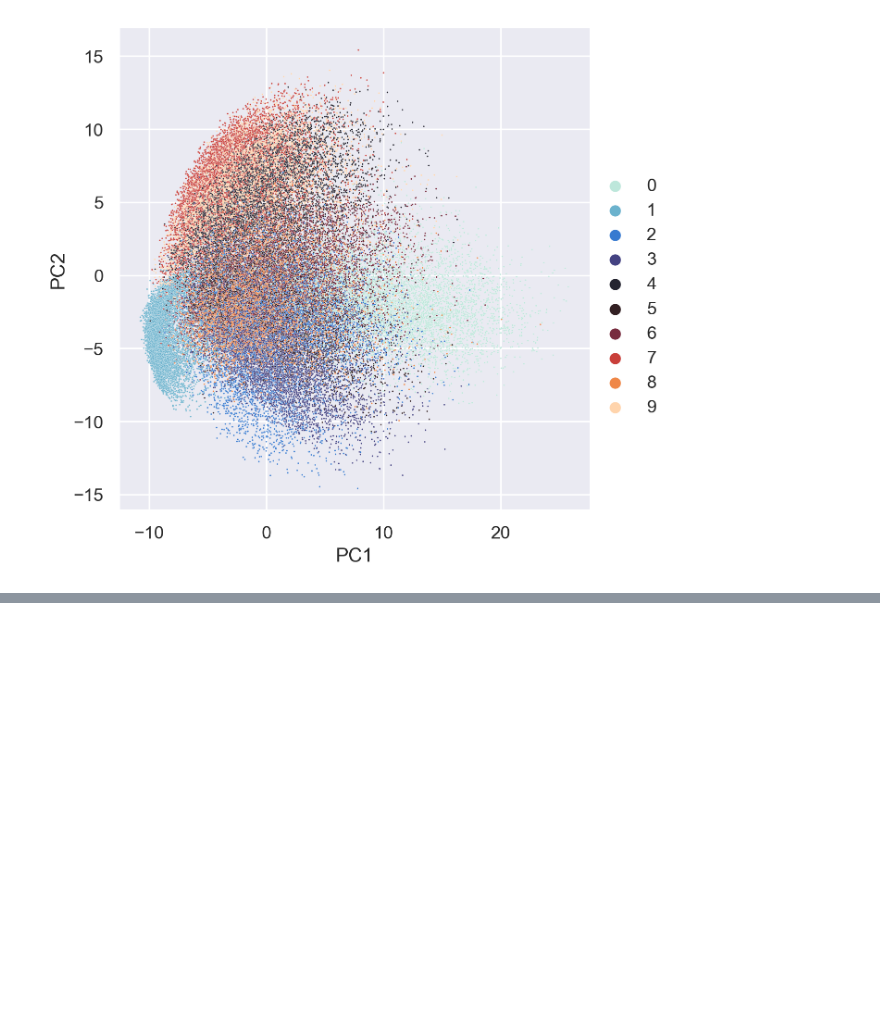
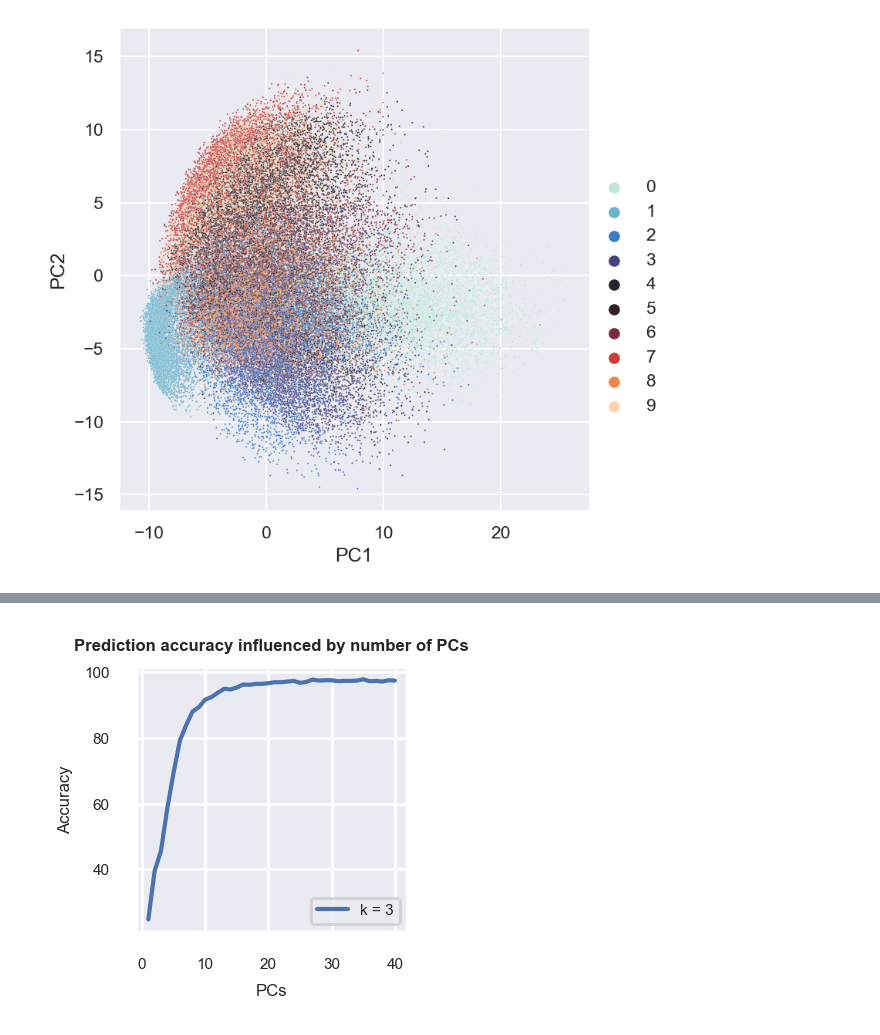
Before and after one commit to datascience-mobi-2022/2022-topic-01-team-02, a Jupyter notebook: code_report_test.ipynb, the cells around one changed output, grey strips where cells are left out. Saved outputs shown, nothing was run; the diff lists cells and outputs as text; code cells hidden in the pictures; blank space fills up the shorter version.

```diff
--- a/code_report_test.ipynb
+++ b/code_report_test.ipynb
@@ -53,0 +60,4 @@ vis.PC_variance()
+# %%
+vis.acc_PCs()
+# %% [output]
+[figure, added]
```
Also changed, not shown: parts of 9 cells of this notebook, 2 other files.
